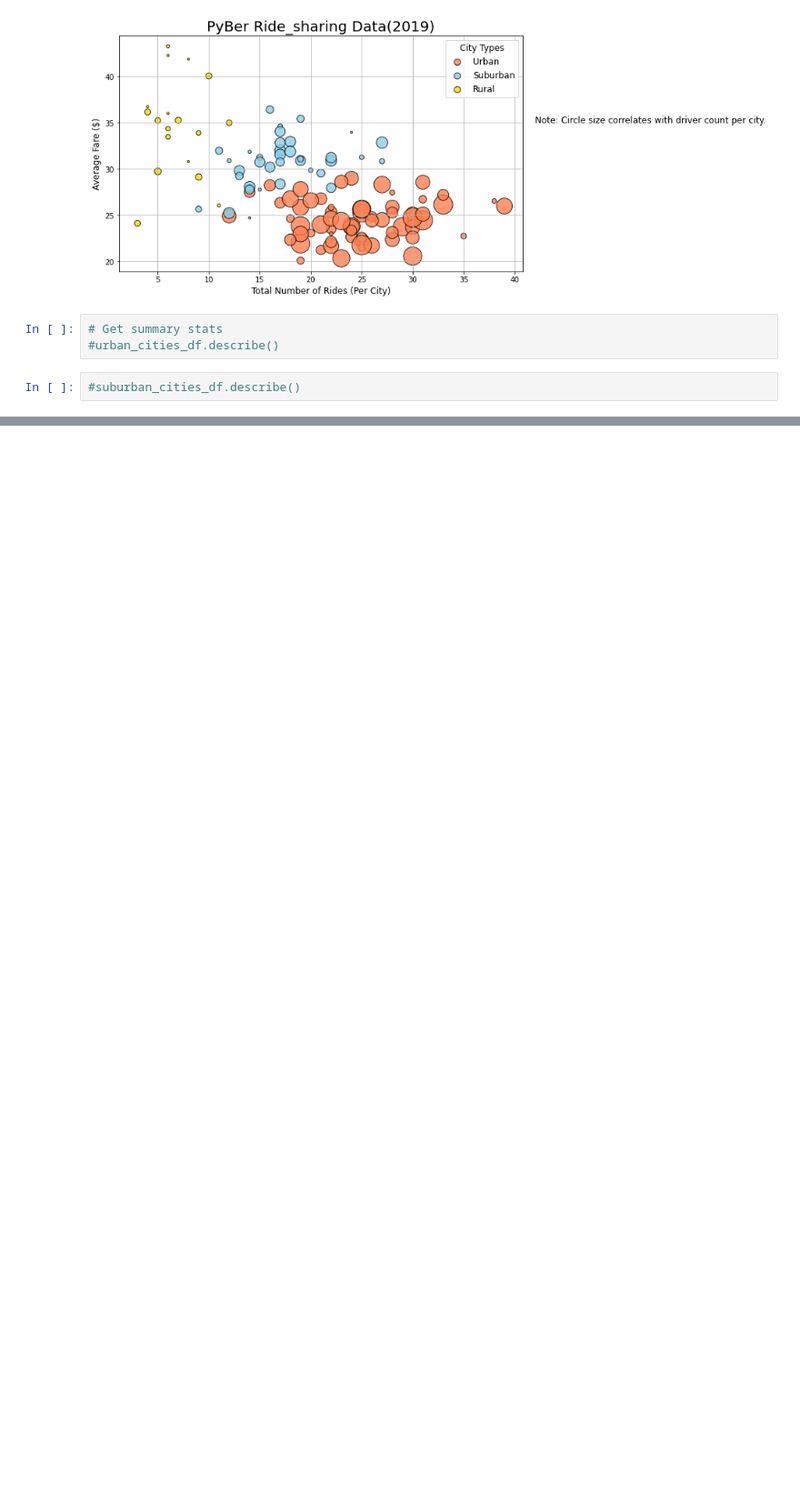
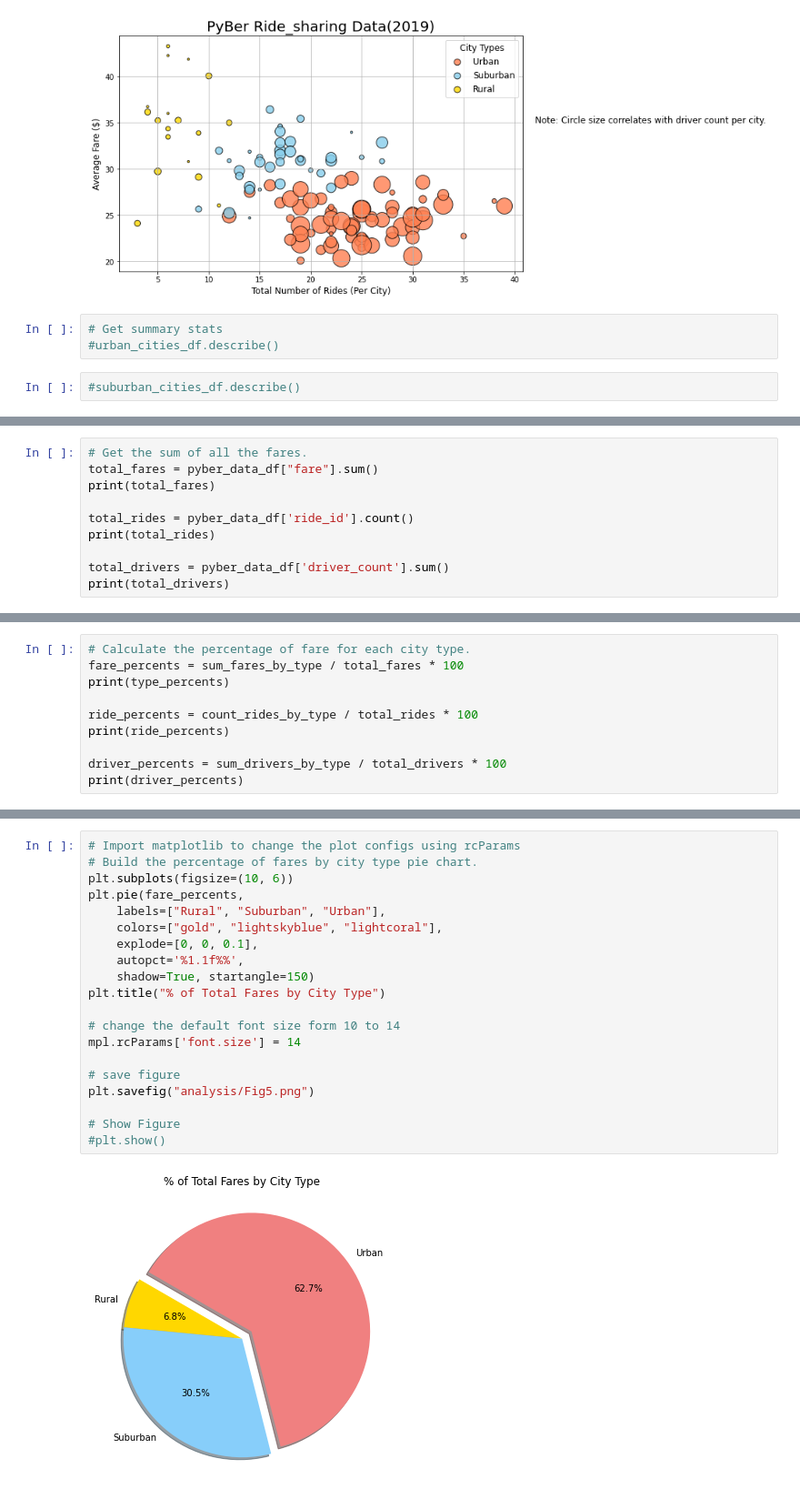
Before and after one commit to AnnaKDay/PyBer_Analysis, a Jupyter notebook: Pyber.ipynb, the cells around one changed output, grey strips where cells are left out. Shown at 91% size. Drawn from its saved outputs; the diff is of its cells as text; blank space fills up the shorter version.

Commit message:
pie charts of fare, ride, driver percents of total by city type

```diff
--- a/Pyber.ipynb
+++ b/Pyber.ipynb
@@ -559,0 +589,10 @@ plt.show()
+# %%
+# Get the sum of all the fares.
+total_fares = pyber_data_df["fare"].sum()
+print(total_fares)
+
+total_rides = pyber_data_df['ride_id'].count()
+print(total_rides)
+
+total_drivers = pyber_data_df['driver_count'].sum()
+print(total_drivers)
@@ -559,0 +603,10 @@ plt.show()
+# %%
+# Calculate the percentage of fare for each city type.
+fare_percents = sum_fares_by_type / total_fares * 100
+print(type_percents)
+
+ride_percents = count_rides_by_type / total_rides * 100
+print(ride_percents)
+
+driver_percents = sum_drivers_by_type / total_drivers * 100
+print(driver_percents)
@@ -559,0 +633,22 @@ plt.show()
+# %%
+# Import matplotlib to change the plot configs using rcParams
+# Build the percentage of fares by city type pie chart.
+plt.subplots(figsize=(10, 6))
+plt.pie(fare_percents,
+    labels=["Rural", "Suburban", "Urban"],
+    colors=["gold", "lightskyblue", "lightcoral"],
+    explode=[0, 0, 0.1],
+    autopct='%1.1f%%',
+    shadow=True, startangle=150)
+plt.title("% of Total Fares by City Type")
+
+# change the default font size form 10 to 14
+mpl.rcParams['font.size'] = 14
+
+# save figure
+plt.savefig("analysis/Fig5.png")
+
+# Show Figure
+#plt.show()
+# %% [output]
+[figure, added]
```
Also changed, not shown: parts of 62 cells of this notebook, 3 other files.
